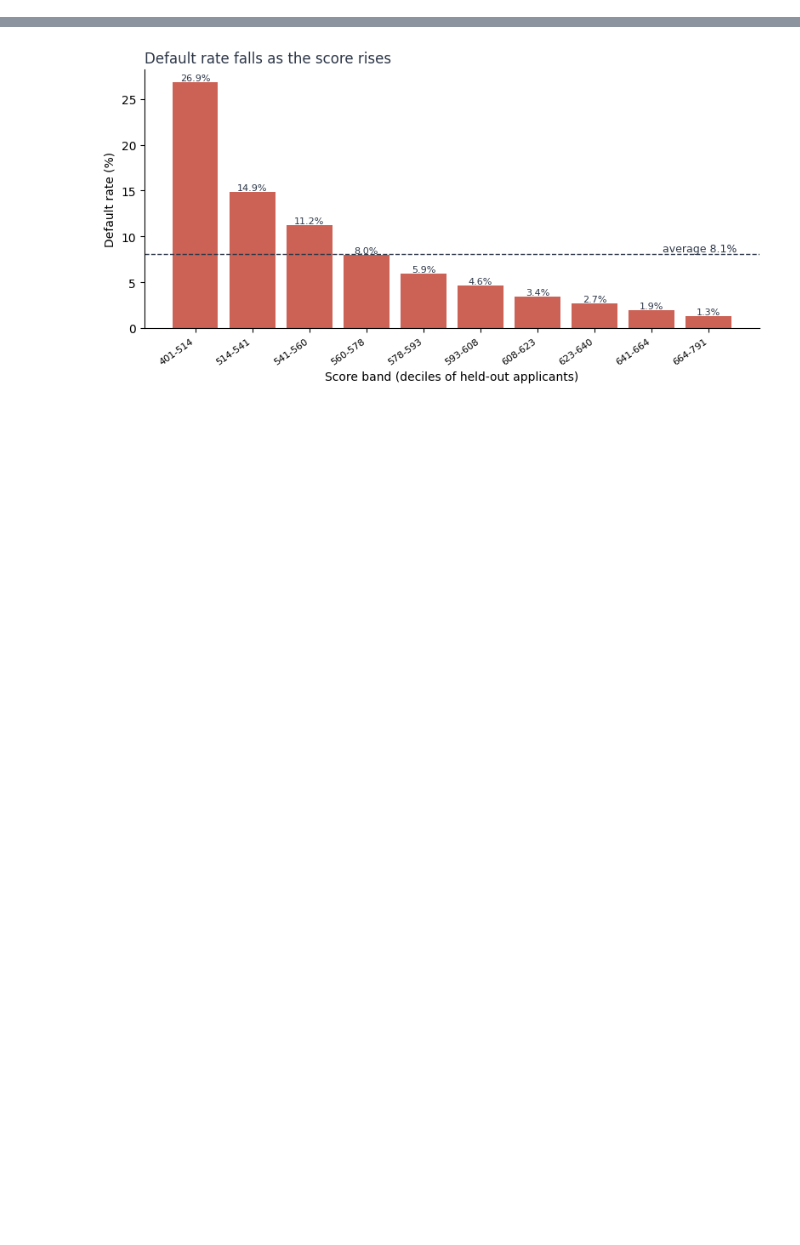
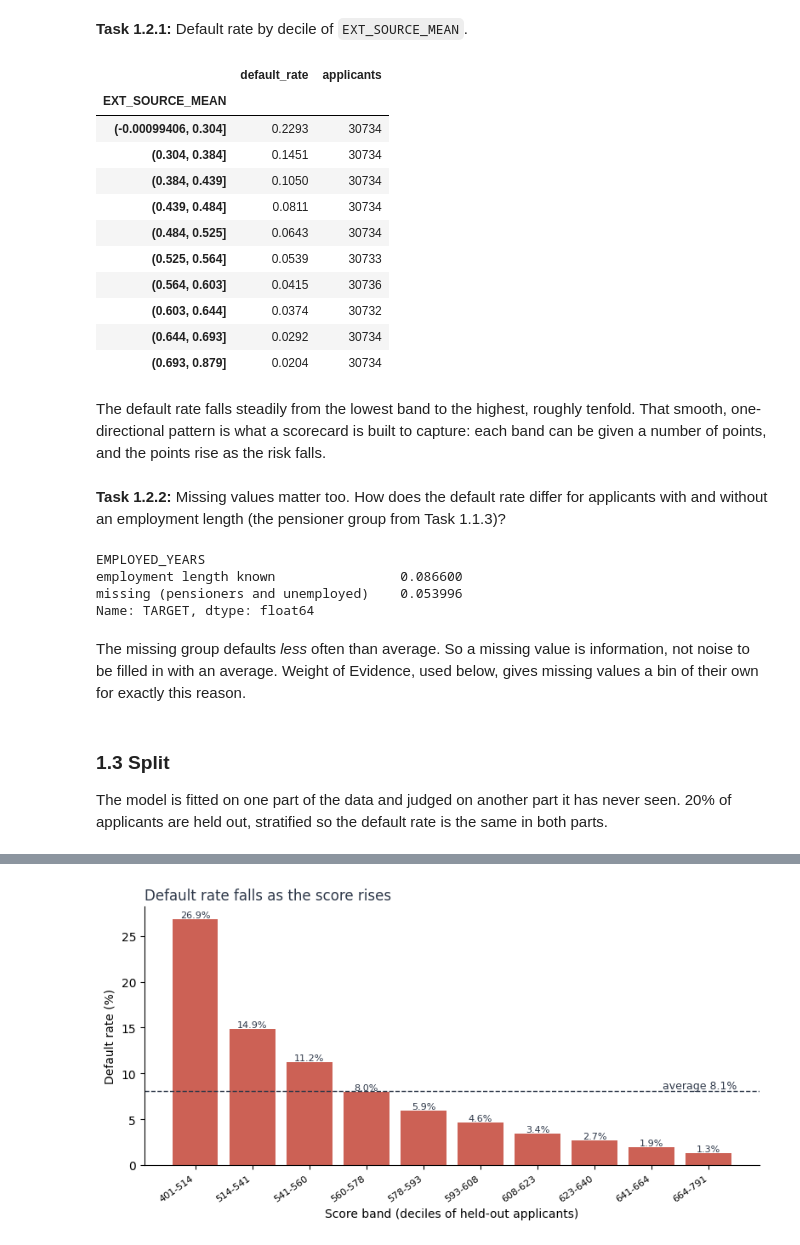
Before and after one commit to alvenyuka/Credit-Risk-Scorecard, a Jupyter notebook: Credit_Risk_Scorecard.ipynb, the cells around one changed output, grey strips where cells are left out. Drawn from its saved outputs; the diff is of its cells as text; code cells hidden in the pictures; blank space fills up the shorter version.

```diff
--- a/Credit_Risk_Scorecard.ipynb
+++ b/Credit_Risk_Scorecard.ipynb
@@ -319,0 +147,9 @@ _ = score_distribution(scores, yf_val)
+# %%
+from relational_features import load_relational_features
+
+# One row per applicant with their history at other lenders and at Home Credit
+rel = load_relational_features()
+
+# Left join: applicants with no history keep their row, with missing history values
+full = feats.merge(rel, on="SK_ID_CURR", how="left")
+print(f"history table: {rel.shape[1] - 1} features   combined table: {full.shape[0]:,} rows x {full.shape[1]} columns")
@@ -319,0 +170,49 @@ _ = score_distribution(scores, yf_val)
+# %% [markdown]
+**Task 1.2.1:** Default rate by decile of `EXT_SOURCE_MEAN`.
+# %%
+# Ten equal-sized bands of the average external score (lowest scores first)
+band = pd.qcut(full["EXT_SOURCE_MEAN"], 10)
+
+# Default rate and number of applicants in each band
+full.groupby(band, observed=True)["TARGET"].agg(default_rate="mean", applicants="size").round(4)
+# %% [output]
+|  | default_rate | applicants |
+| EXT_SOURCE_MEAN |  |  |
+| (-0.00099406, 0.304] | 0.2293 | 30734 |
+| (0.304, 0.384] | 0.1451 | 30734 |
+| (0.384, 0.439] | 0.1050 | 30734 |
+| (0.439, 0.484] | 0.0811 | 30734 |
+| (0.484, 0.525] | 0.0643 | 30734 |
+| (0.525, 0.564] | 0.0539 | 30733 |
+| (0.564, 0.603] | 0.0415 | 30736 |
+| (0.603, 0.644] | 0.0374 | 30732 |
+| (0.644, 0.693] | 0.0292 | 30734 |
+| (0.693, 0.879] | 0.0204 | 30734 |
+# %% [markdown]
+The default rate falls steadily from the lowest band to the highest, roughly
+tenfold. That smooth, one-directional pattern is what a scorecard is built to
+capture: each band can be given a number of points, and the points rise as the
+risk falls.
+# %% [markdown]
+**Task 1.2.2:** Missing values matter too. How does the default rate differ for
+applicants with and without an employment length (the pensioner group from Task
+1.1.3)?
+# %%
+# Default rate for applicants with and without an employment length
+full.groupby(full["EMPLOYED_YEARS"].isna())["TARGET"].mean().rename(
+    {False: "employment length known", True: "missing (pensioners and unemployed)"})
+# %% [output]
+EMPLOYED_YEARS
+employment length known                0.086600
+missing (pensioners and unemployed)    0.053996
+Name: TARGET, dtype: float64
+# %% [markdown]
+The missing group defaults *less* often than average. So a missing value is
+information, not noise to be filled in with an average. Weight of Evidence,
+used below, gives missing values a bin of their own for exactly this reason.
+# %% [markdown]
+### 1.3 Split
+
+The model is fitted on one part of the data and judged on another part it has
+never seen. 20% of applicants are held out, stratified so the default rate is
+the same in both parts.
```
Also changed, not shown: parts of 124 cells of this notebook, 3 other files.
